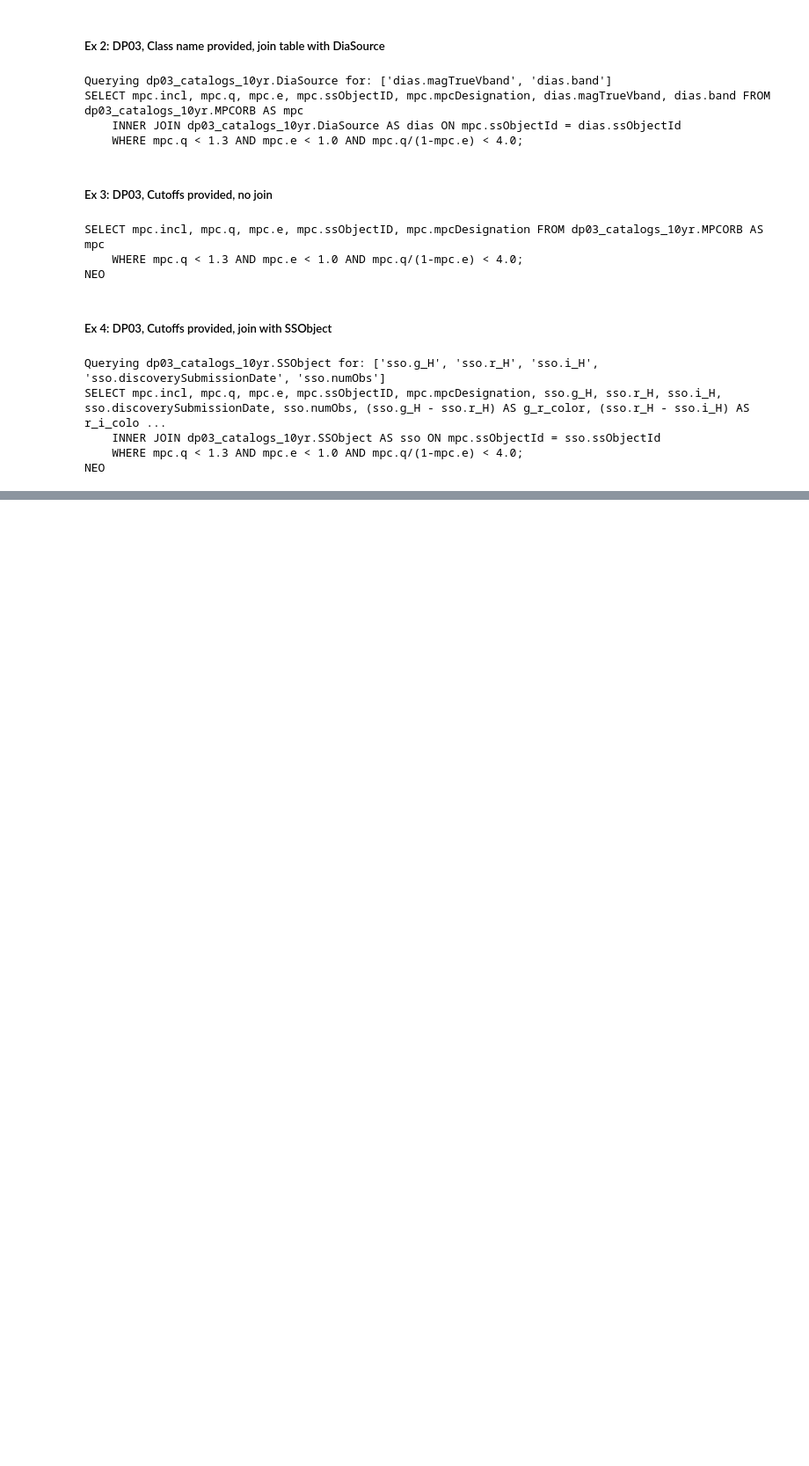
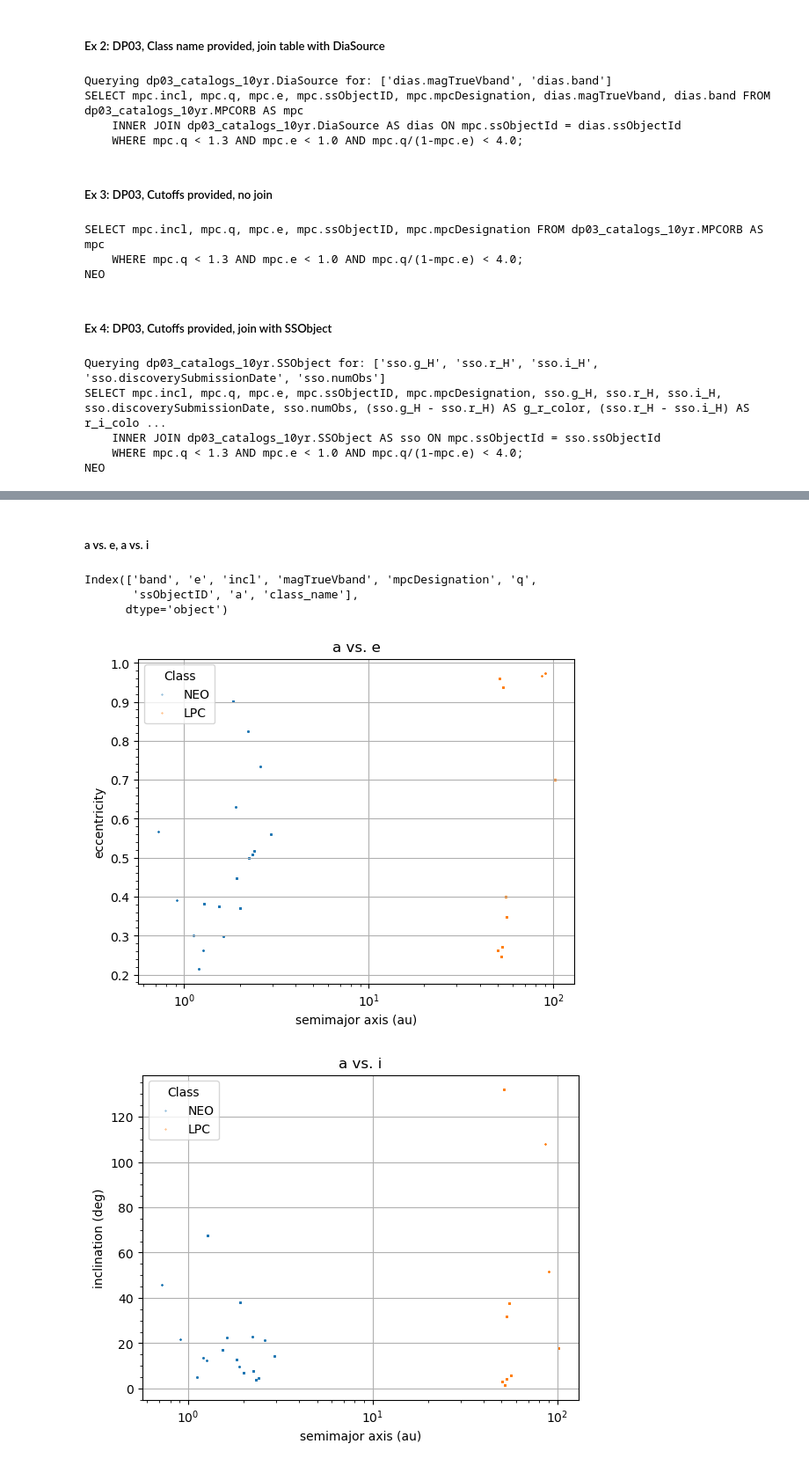
Before and after one commit to lsst-sssc/rsp_queries, a Jupyter notebook: docs/notebooks/query_tutorial.ipynb, the cells around one changed output, grey strips where cells are left out. Shown: that part at 88% size. Cells and saved outputs as stored; diff of their text form; code cells hidden in the pictures; blank space fills up the shorter version.

Commit message:
Updated main example, added summary plots + print outs

```diff
--- a/docs/notebooks/query_tutorial.ipynb
+++ b/docs/notebooks/query_tutorial.ipynb
@@ -38,10 +46,11 @@ The function automatically prints the first few rows of your data.
 # %%
 # create the query
-string, class_name = q.make_query(catalog = "dp1", class_name = None, cutoffs = {"q_max": 1.3, "a_max": 4.0, "e_max": 1.0}, join = "DiaSource")
-print(string)
+NEO_string, NEO_class_name = q.make_query(catalog = "dp03_catalogs_10yr", class_name = "NEO", cutoffs = None, join = "DiaSource", limit = 1000)
+print(NEO_string)
+LPC_string, LPC_class_name = q.make_query(catalog = "dp03_catalogs_10yr", class_name = "LPC", cutoffs = None, join = "DiaSource", limit = 1000)
+print(LPC_string)
 
 # run the query
-NEO_data_table = q.run_query(string, class_name, "dp1", to_pandas = True)
-
-# summary plots
+NEO_data_table = q.run_query(NEO_string, NEO_class_name, "dp03_catalogs_10yr", to_pandas = True)
+LPC_data_table = q.run_query(LPC_string, LPC_class_name, "dp03_catalogs_10yr", to_pandas = True)
 # %% [output]
@@ -66,2 +74,2 @@ Job phase is COMPLETED
 # %%
-NEO_data_table.columns
+main_example_table = qh.combine_tables(NEO_data_table, LPC_data_table)
@@ -169,0 +155,12 @@ Index(['discoverySubmissionDate', 'e', 'g_H', 'g_r_color', 'i_H', 'incl',
+# %% [markdown]
+##### a vs. e, a vs. i
+# %%
+print(main_example_table.columns)
+
+qh.plot_data(main_example_table, log = True)
+# %% [output]
+Index(['band', 'e', 'incl', 'magTrueVband', 'mpcDesignation', 'q',
+       'ssObjectID', 'a', 'class_name'],
+      dtype='object')
+[figure, added]
+[figure, added]
```
Also changed, not shown: parts of 21 cells of this notebook.
